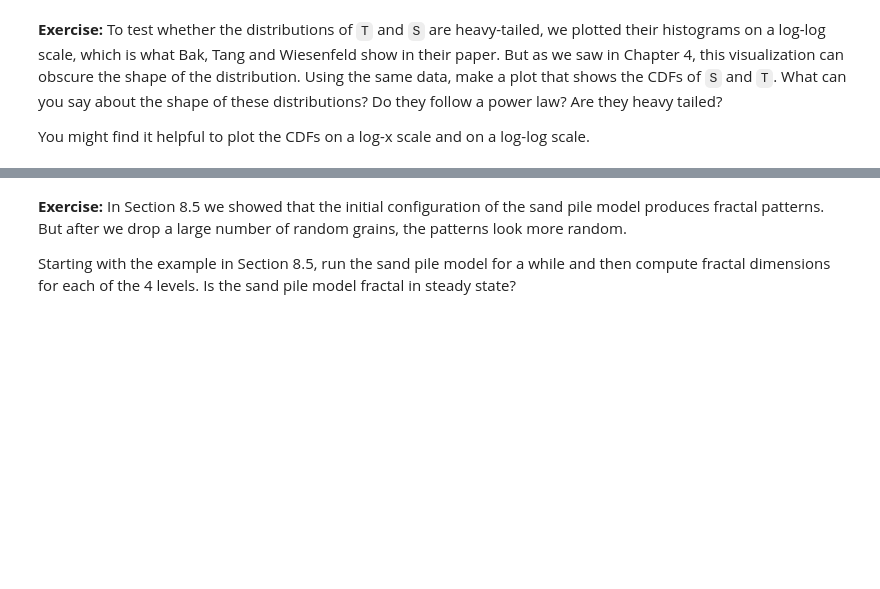
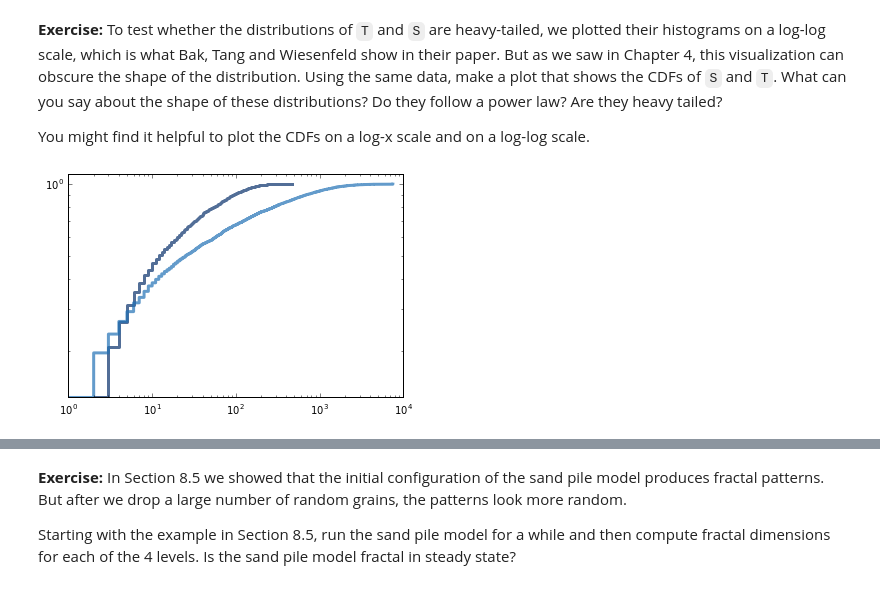
Before and after one commit to AllenDowney/ThinkComplexity2, a Jupyter notebook: code/chap08.ipynb, the cells around one changed output, grey strips where cells are left out. Drawn from its saved outputs; the diff is of its cells as text; code cells hidden in the pictures; blank space fills up the shorter version.

```diff
--- a/code/chap08.ipynb
+++ b/code/chap08.ipynb
@@ -411,0 +406,12 @@ You might find it helpful to plot the CDFs on a log-x scale and on a log-log sca
+# %%
+t_cdf = Cdf(T)
+s_cdf = Cdf(S)
+
+thinkplot.cdf(t_cdf)
+thinkplot.cdf(s_cdf)
+thinkplot.config(ylim = [0, 1.1],
+                 xscale = "log",
+                 yscale = "log"
+                )
+# %% [output]
+[figure, added]
```
Also changed, not shown: parts of 17 cells of this notebook, 6 other files.
